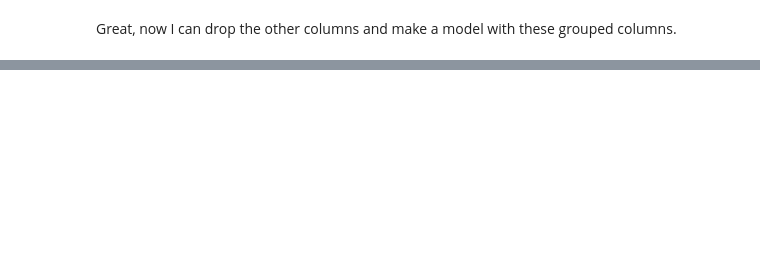
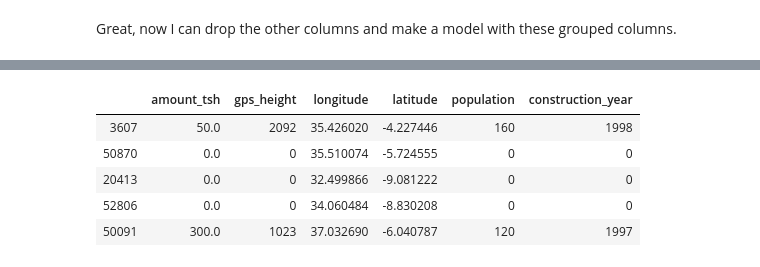
Before and after one commit to mattcarr17/mod_3_flatiron_project, a Jupyter notebook: notebooks/exploratory/01_mc_exploratory.ipynb, the cells around one changed output, grey strips where cells are left out. Cells and saved outputs as stored; diff of their text form; code cells hidden in the pictures; blank space fills up the shorter version.

```diff
--- a/notebooks/exploratory/01_mc_exploratory.ipynb
+++ b/notebooks/exploratory/01_mc_exploratory.ipynb
@@ -704,7 +714,7 @@ Now I want to make a subset of X_train, containing only the general features I w
 # %%
 X_train_base = X_train.copy().drop(['wpt_name', 'num_private', 'subvillage', 'region', 'region_code', 'district_code', 'lga',
                                         'ward', 'extraction_type', 'extraction_type_group', 'management', 'quality_group', 'quantity',
-                                        'source', 'source_type', 'waterpoint_type'], axis=1)
+                                        'source', 'source_type', 'waterpoint_type', 'date_recorded', 'recorded_by'], axis=1)
 # %%
 X_train_base.isna().sum()
 # %% [output]
@@ -865,0 +933,10 @@ Great, now I can drop the other columns and make a model with these grouped colu
+# %%
+X_train_base.drop(cat_vars, axis=1, inplace=True)
+X_train_base.head()
+# %% [output]
+|  | amount_tsh | gps_height | longitude | latitude | population | construction_year |
+| 3607 | 50.0 | 2092 | 35.426020 | -4.227446 | 160 | 1998 |
+| 50870 | 0.0 | 0 | 35.510074 | -5.724555 | 0 | 0 |
+| 20413 | 0.0 | 0 | 32.499866 | -9.081222 | 0 | 0 |
+| 52806 | 0.0 | 0 | 34.060484 | -8.830208 | 0 | 0 |
+| 50091 | 300.0 | 1023 | 37.032690 | -6.040787 | 120 | 1997 |
```
Also changed, not shown: parts of 42 cells of this notebook.
